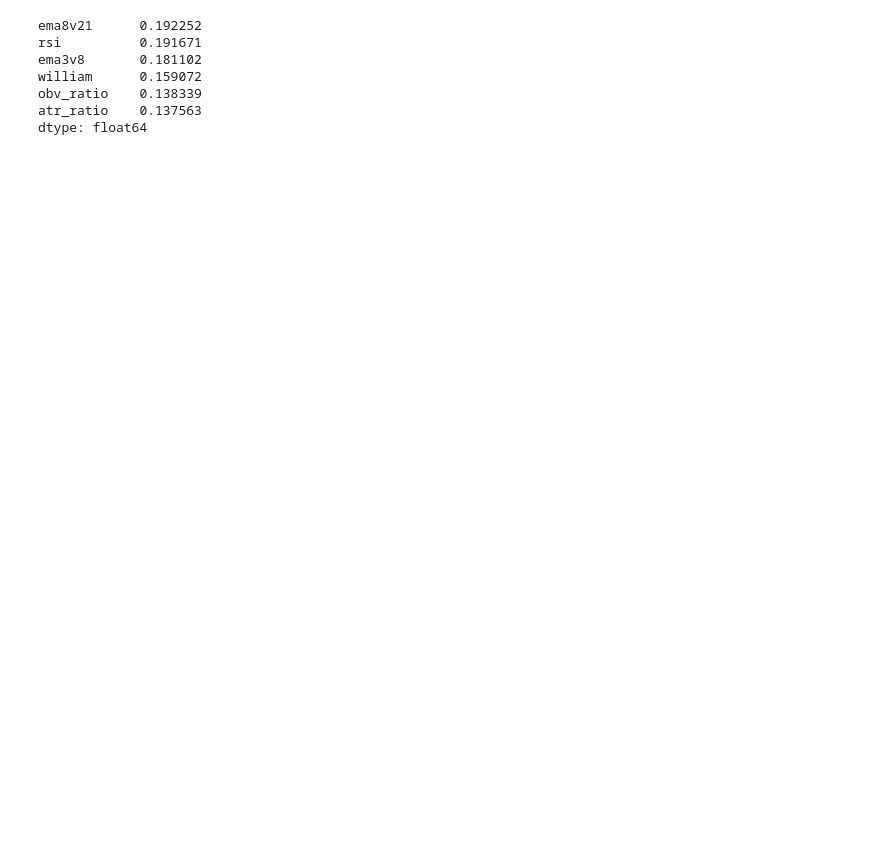
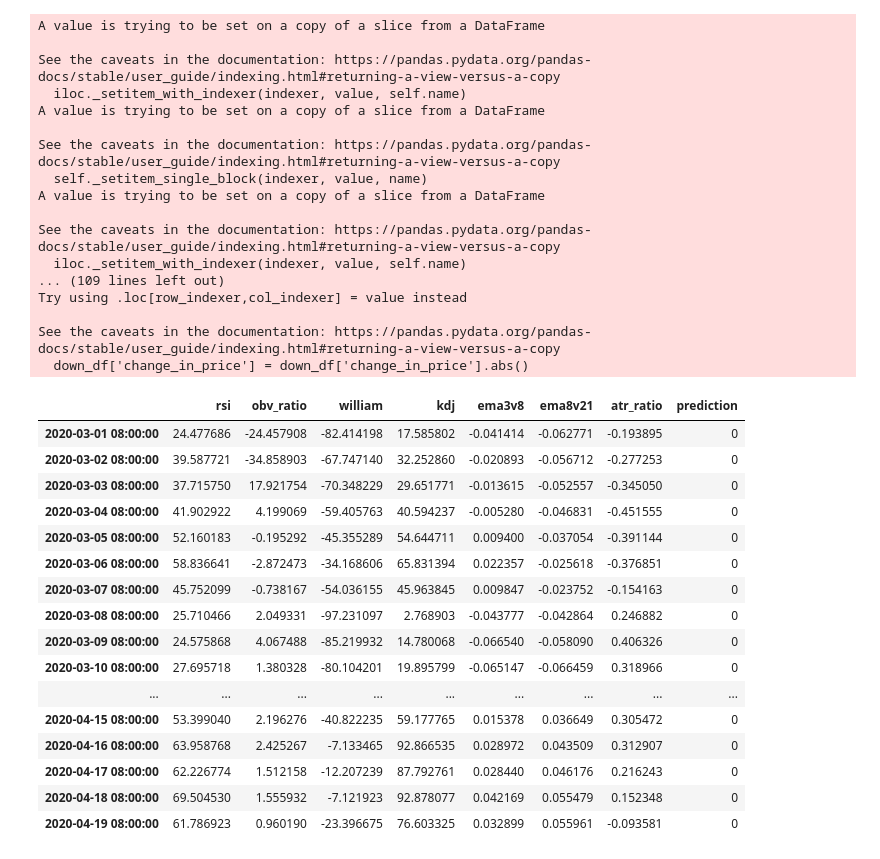
Before and after one commit to uzanBTC/CryptoQuant, a Jupyter notebook: RandomForestDev/training-script-RF.ipynb, the cells around one changed output. Cells and saved outputs as stored; diff of their text form; code cells hidden in the pictures; blank space fills up the shorter version.

Commit message:
model trained with multiple dataset

```diff
--- a/RandomForestDev/training-script-RF.ipynb
+++ b/RandomForestDev/training-script-RF.ipynb
@@ -89,11 +33,0 @@ Specificity: 0.8842315369261478
-# %%
-feature_imp = pd.Series(random_forest_classifier.feature_importances_, index=x_cols.columns).sort_values(ascending=False)
-print(feature_imp)
-# %% [output]
-ema8v21      0.192252
-rsi          0.191671
-ema3v8       0.181102
-william      0.159072
-obv_ratio    0.138339
-atr_ratio    0.137563
-dtype: float64
@@ -109,0 +34,54 @@ ETH, SPX
+# %%
+'''
+todo: train the model with partial training.
+
+training dataset:
+sh, TSLA, ETH
+
+test dataset:
+BTC BNB
+'''
+
+train_data_sh=generateTestData("data/price_data_sh.csv")
+train_data_tsla=generateTestData("data/price_data_tsla.csv")
+train_data_eth=generateTestData("data/price_data_eth.csv")
+
+test_data_btc=generateTestData("data/price_data_btc.csv")
+test_data_bnb=generateTestData("data/price_data_bnb.csv")
+
+test_data_bnb.head(50)
+# %% [output]
+A value is trying to be set on a copy of a slice from a DataFrame
+
+See the caveats in the documentation: https://pandas.pydata.org/pandas-docs/stable/user_guide/indexing.html#returning-a-view-versus-a-copy
+  iloc._setitem_with_indexer(indexer, value, self.name)
+A value is trying to be set on a copy of a slice from a DataFrame
+
+See the caveats in the documentation: https://pandas.pydata.org/pandas-docs/stable/user_guide/indexing.html#returning-a-view-versus-a-copy
+  self._setitem_single_block(indexer, value, name)
+A value is trying to be set on a copy of a slice from a DataFrame
+
+See the caveats in the documentation: https://pandas.pydata.org/pandas-docs/stable/user_guide/indexing.html#returning-a-view-versus-a-copy
+  iloc._setitem_with_indexer(indexer, value, self.name)
+... (109 lines left out)
+Try using .loc[row_indexer,col_indexer] = value instead
+
+See the caveats in the documentation: https://pandas.pydata.org/pandas-docs/stable/user_guide/indexing.html#returning-a-view-versus-a-copy
+  down_df['change_in_price'] = down_df['change_in_price'].abs()
+|  | rsi | obv_ratio | william | kdj | ema3v8 | ema8v21 | atr_ratio | prediction |
+| 2020-03-01 08:00:00 | 24.477686 | -24.457908 | -82.414198 | 17.585802 | -0.041414 | -0.062771 | -0.193895 | 0 |
+| 2020-03-02 08:00:00 | 39.587721 | -34.858903 | -67.747140 | 32.252860 | -0.020893 | -0.056712 | -0.277253 | 0 |
+| 2020-03-03 08:00:00 | 37.715750 | 17.921754 | -70.348229 | 29.651771 | -0.013615 | -0.052557 | -0.345050 | 0 |
+| 2020-03-04 08:00:00 | 41.902922 | 4.199069 | -59.405763 | 40.594237 | -0.005280 | -0.046831 | -0.451555 | 0 |
+| 2020-03-05 08:00:00 | 52.160183 | -0.195292 | -45.355289 | 54.644711 | 0.009400 | -0.037054 | -0.391144 | 0 |
+| 2020-03-06 08:00:00 | 58.836641 | -2.872473 | -34.168606 | 65.831394 | 0.022357 | -0.025618 | -0.376851 | 0 |
+| 2020-03-07 08:00:00 | 45.752099 | -0.738167 | -54.036155 | 45.963845 | 0.009847 | -0.023752 | -0.154163 | 0 |
+| 2020-03-08 08:00:00 | 25.710466 | 2.049331 | -97.231097 | 2.768903 | -0.043777 | -0.042864 | 0.246882 | 0 |
+| 2020-03-09 08:00:00 | 24.575868 | 4.067488 | -85.219932 | 14.780068 | -0.066540 | -0.058090 | 0.406326 | 0 |
+| 2020-03-10 08:00:00 | 27.695718 | 1.380328 | -80.104201 | 19.895799 | -0.065147 | -0.066459 | 0.318966 | 0 |
+| ... | ... | ... | ... | ... | ... | ... | ... | ... |
+| 2020-04-15 08:00:00 | 53.399040 | 2.196276 | -40.822235 | 59.177765 | 0.015378 | 0.036649 | 0.305472 | 0 |
+| 2020-04-16 08:00:00 | 63.958768 | 2.425267 | -7.133465 | 92.866535 | 0.028972 | 0.043509 | 0.312907 | 0 |
+| 2020-04-17 08:00:00 | 62.226774 | 1.512158 | -12.207239 | 87.792761 | 0.028440 | 0.046176 | 0.216243 | 0 |
+| 2020-04-18 08:00:00 | 69.504530 | 1.555932 | -7.121923 | 92.878077 | 0.042169 | 0.055479 | 0.152348 | 0 |
+| 2020-04-19 08:00:00 | 61.786923 | 0.960190 | -23.396675 | 76.603325 | 0.032899 | 0.055961 | -0.093581 | 0 |
```
Also changed, not shown: parts of 10 cells of this notebook, 10 other files.
